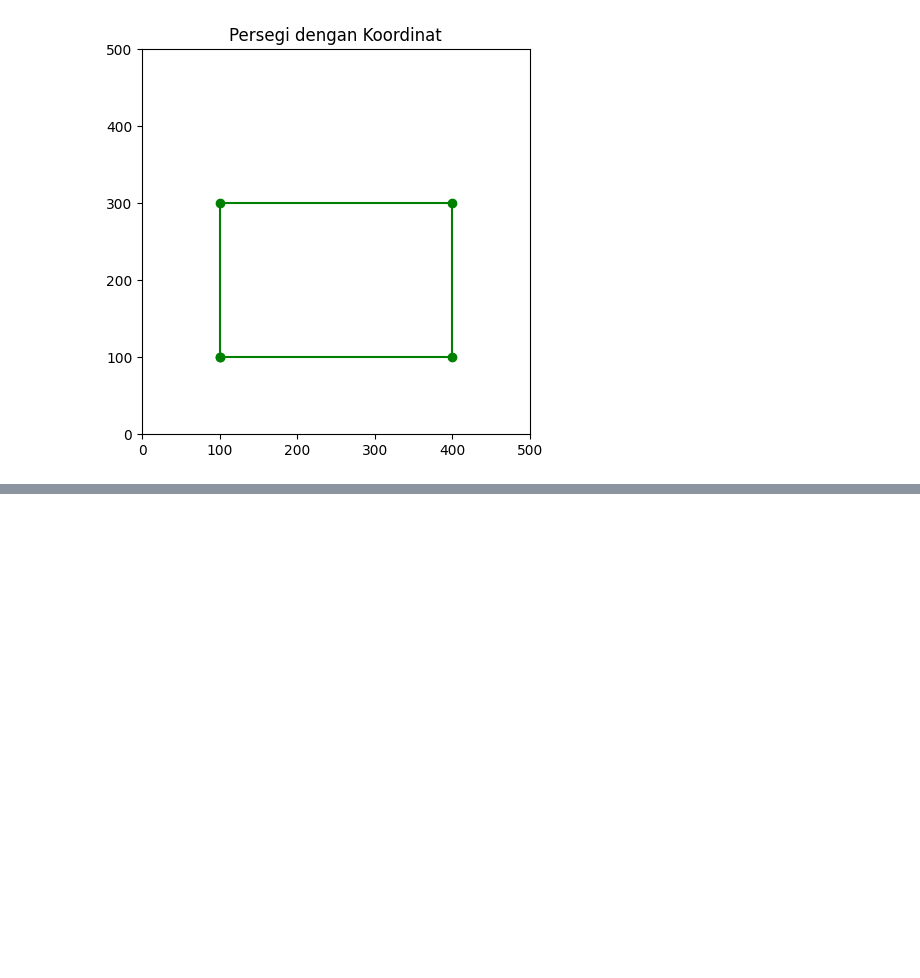
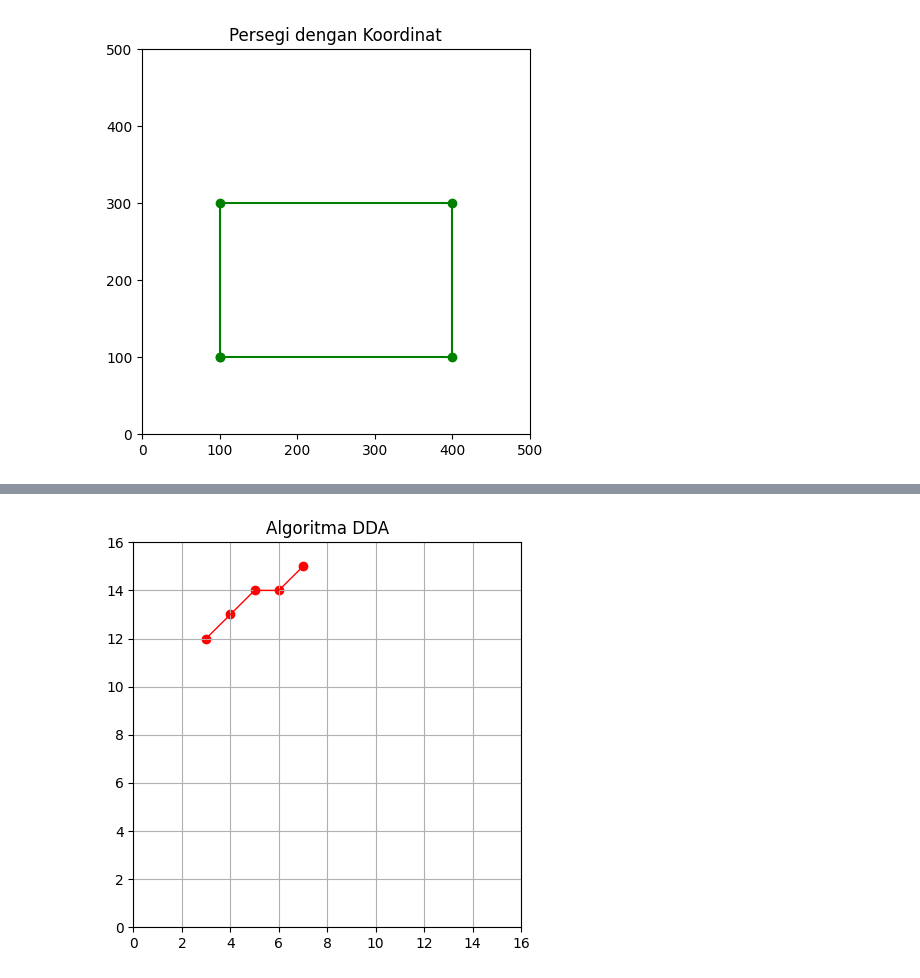
Before and after one commit to FORDIDODI/Project-AI, a Jupyter notebook: grafikakomputer.ipynb, the cells around one changed output, grey strips where cells are left out. Saved outputs shown, nothing was run; the diff lists cells and outputs as text; code cells hidden in the pictures; blank space fills up the shorter version.

```diff
--- a/grafikakomputer.ipynb
+++ b/grafikakomputer.ipynb
@@ -82,0 +101,28 @@ plt.show()
+# %%
+def dda(x1, y1, x2, y2) :
+    x, y = x1, y1
+    dx = x2 - x1
+    dy = y2 - y1
+    steps = int (max(abs(dx), abs(dy)))
+    x_inc = dx / steps
+    y_inc = dy / steps
+
+    xs, ys = [], []
+    for i in range(steps+1) :
+        xs.append(round(x))
+        ys.append(round(y))
+        x += x_inc
+        y += y_inc
+    return xs, ys
+
+x, y = dda(3, 12, 7, 15)
+
+plt.figure (figsize=(5,5))
+plt.scatter (x,y, color='red')
+plt.plot (x, y, color='red', linewidth=1)
+plt.title ("Algoritma DDA")
+plt.xlim(0,16); plt.ylim(0, 16);
+plt.grid(True)
+plt.show()
+# %% [output]
+[figure, added]
```
Also changed, not shown: parts of 4 cells of this notebook.
